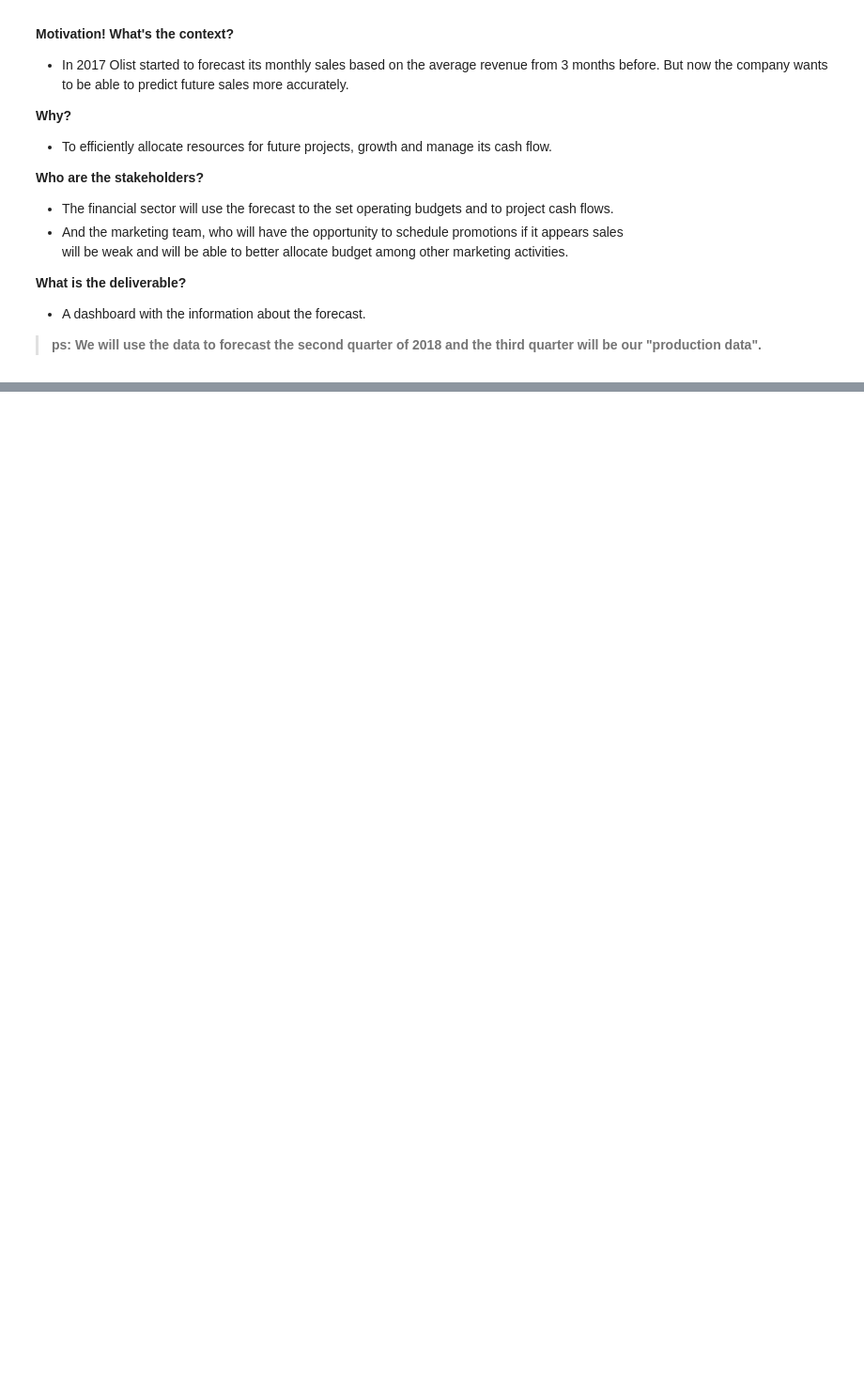
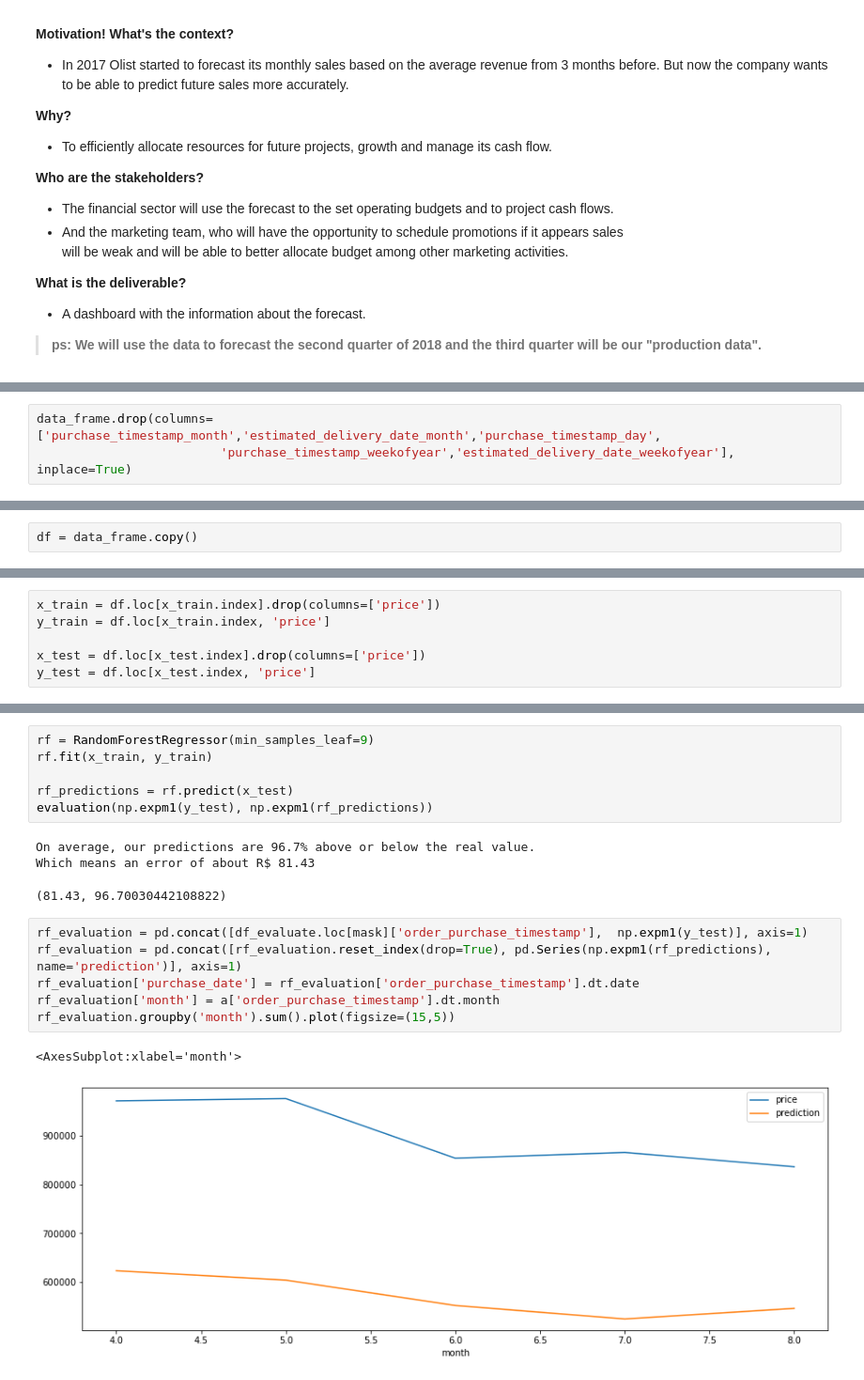
Before and after one commit to pauloreis-ds/olist, a Jupyter notebook: sales_prediction/notebooks/1.0-pr-sales-prediction-machine-learning.ipynb, the cells around one changed output, grey strips where cells are left out. Shown at 94% size. Cells and saved outputs as stored; diff of their text form; blank space fills up the shorter version.

```diff
--- a/sales_prediction/notebooks/1.0-pr-sales-prediction-machine-learning.ipynb
+++ b/sales_prediction/notebooks/1.0-pr-sales-prediction-machine-learning.ipynb
@@ -77,0 +142,3 @@ a.groupby(a['order_purchase_timestamp'].dt.month).sum().plot(figsize=(15,5))
+# %%
+data_frame.drop(columns=['purchase_timestamp_month','estimated_delivery_date_month','purchase_timestamp_day',
+                         'purchase_timestamp_weekofyear','estimated_delivery_date_weekofyear'], inplace=True)
@@ -77,0 +147,2 @@ a.groupby(a['order_purchase_timestamp'].dt.month).sum().plot(figsize=(15,5))
+# %%
+df = data_frame.copy()
@@ -77,0 +151,6 @@ a.groupby(a['order_purchase_timestamp'].dt.month).sum().plot(figsize=(15,5))
+# %%
+x_train = df.loc[x_train.index].drop(columns=['price'])
+y_train = df.loc[x_train.index, 'price']
+
+x_test = df.loc[x_test.index].drop(columns=['price'])
+y_test = df.loc[x_test.index, 'price']
@@ -77,0 +176,19 @@ a.groupby(a['order_purchase_timestamp'].dt.month).sum().plot(figsize=(15,5))
+# %%
+rf = RandomForestRegressor(min_samples_leaf=9)
+rf.fit(x_train, y_train)
+
+rf_predictions = rf.predict(x_test)
+evaluation(np.expm1(y_test), np.expm1(rf_predictions))
+# %% [output]
+On average, our predictions are 96.7% above or below the real value.
+Which means an error of about R$ 81.43
+(81.43, 96.70030442108822)
+# %%
+rf_evaluation = pd.concat([df_evaluate.loc[mask]['order_purchase_timestamp'],  np.expm1(y_test)], axis=1)
+rf_evaluation = pd.concat([rf_evaluation.reset_index(drop=True), pd.Series(np.expm1(rf_predictions), name='prediction')], axis=1)
+rf_evaluation['purchase_date'] = rf_evaluation['order_purchase_timestamp'].dt.date
+rf_evaluation['month'] = a['order_purchase_timestamp'].dt.month
+rf_evaluation.groupby('month').sum().plot(figsize=(15,5))
+# %% [output]
+<AxesSubplot:xlabel='month'>
+[figure, added]
```
Also changed, not shown: parts of 47 cells of this notebook.
